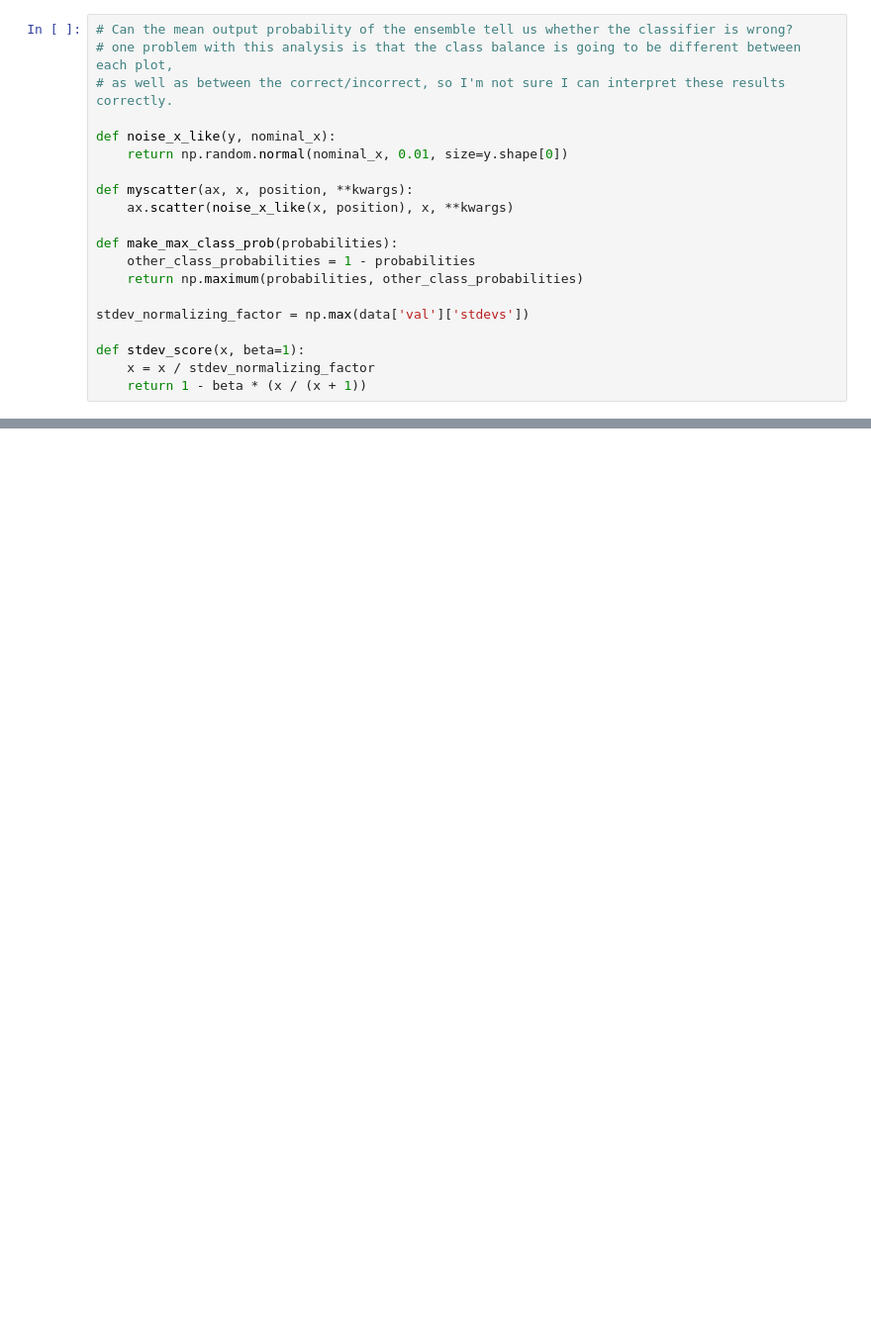
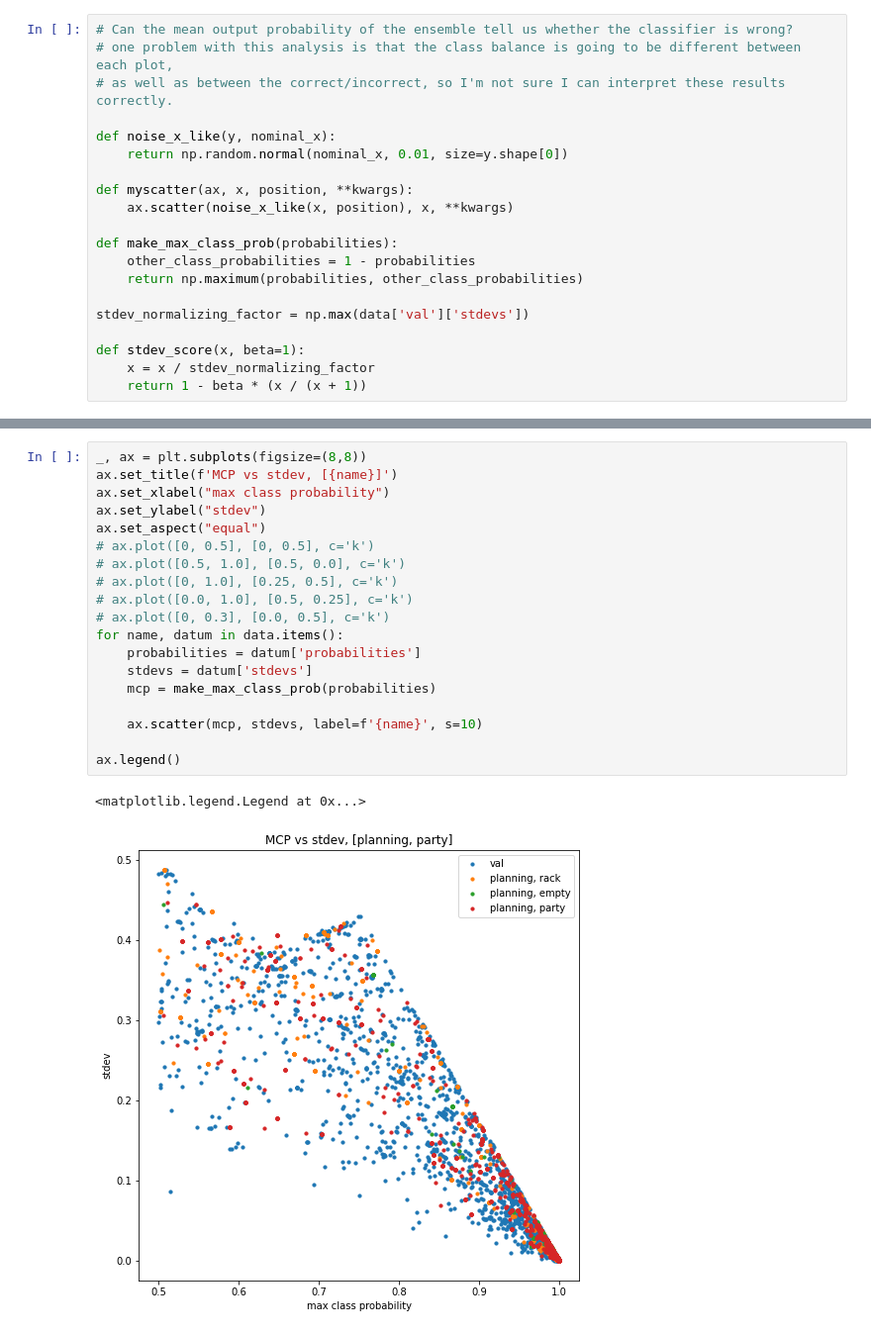
Before and after one commit to UM-ARM-Lab/data-augmentation-for-manipulation, a Jupyter notebook: link_bot_classifiers/notebooks/Inspect Classifier.ipynb, the cells around one changed output, grey strips where cells are left out. Shown at 99% size. Saved outputs shown, nothing was run; the diff lists cells and outputs as text; blank space fills up the shorter version.

```diff
--- a/link_bot_classifiers/notebooks/Inspect Classifier.ipynb
+++ b/link_bot_classifiers/notebooks/Inspect Classifier.ipynb
@@ -337,0 +376,22 @@ ax2.legend()
+# %%
+_, ax = plt.subplots(figsize=(8,8))
+ax.set_title(f'MCP vs stdev, [{name}]')
+ax.set_xlabel("max class probability")
+ax.set_ylabel("stdev")
+ax.set_aspect("equal")
+# ax.plot([0, 0.5], [0, 0.5], c='k')
+# ax.plot([0.5, 1.0], [0.5, 0.0], c='k')
+# ax.plot([0, 1.0], [0.25, 0.5], c='k')
+# ax.plot([0.0, 1.0], [0.5, 0.25], c='k')
+# ax.plot([0, 0.3], [0.0, 0.5], c='k')
+for name, datum in data.items():
+    probabilities = datum['probabilities']
+    stdevs = datum['stdevs']
+    mcp = make_max_class_prob(probabilities)
+
+    ax.scatter(mcp, stdevs, label=f'{name}', s=10)
+
+ax.legend()
+# %% [output]
+<matplotlib.legend.Legend at 0x...>
+[figure, added]
```
Also changed, not shown: parts of 12 cells of this notebook, 2 other files.
